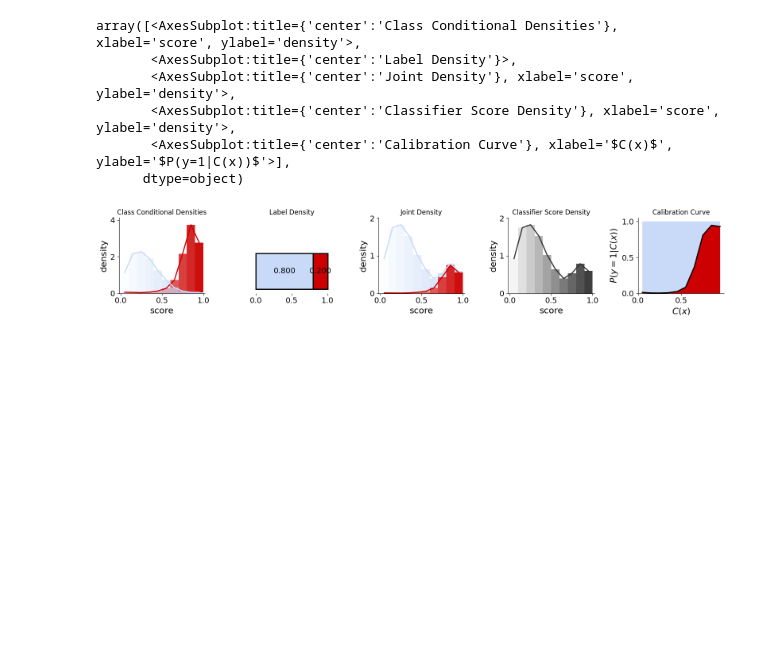
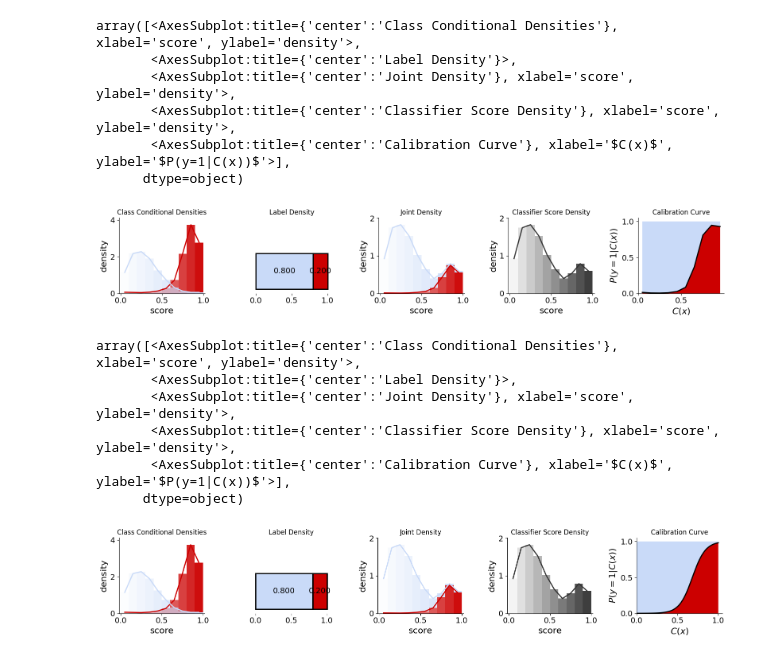
Before and after one commit to avalanchesiqi/pyquantifier, a Jupyter notebook: icwsm_tutorial/1-Generate-Joint-Distribution.ipynb, the cells around one changed output. Drawn from its saved outputs; the diff is of its cells as text; code cells hidden in the pictures; blank space fills up the shorter version.

```diff
--- a/icwsm_tutorial/1-Generate-Joint-Distribution.ipynb
+++ b/icwsm_tutorial/1-Generate-Joint-Distribution.ipynb
@@ -44,3 +44,15 @@ array([<AxesSubplot:title={'center':'Class Conditional Densities'}, xlabel='scor
        <AxesSubplot:title={'center':'Calibration Curve'}, xlabel='$C(x)$', ylabel='$P(y=1|C(x))$'>],
       dtype=object)
 [figure]
+# %%
+example_dataset1_dataset.update_calibration_curve(method='platt scaling')
+# %%
+example_dataset1_dataset.profile_dataset()
+# %% [output]
+array([<AxesSubplot:title={'center':'Class Conditional Densities'}, xlabel='score', ylabel='density'>,
+       <AxesSubplot:title={'center':'Label Density'}>,
+       <AxesSubplot:title={'center':'Joint Density'}, xlabel='score', ylabel='density'>,
+       <AxesSubplot:title={'center':'Classifier Score Density'}, xlabel='score', ylabel='density'>,
+       <AxesSubplot:title={'center':'Calibration Curve'}, xlabel='$C(x)$', ylabel='$P(y=1|C(x))$'>],
+      dtype=object)
+[figure, added]
```
Also changed, not shown: 1 other file.
